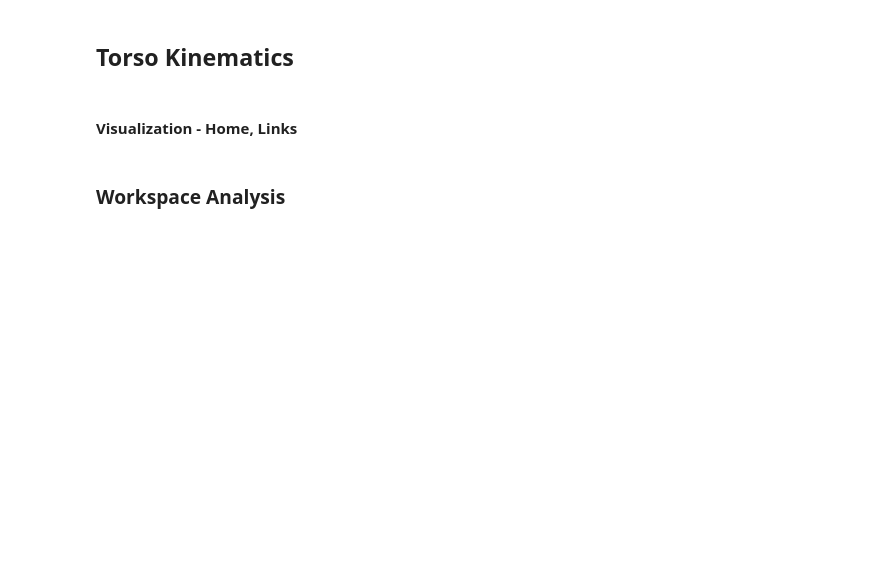
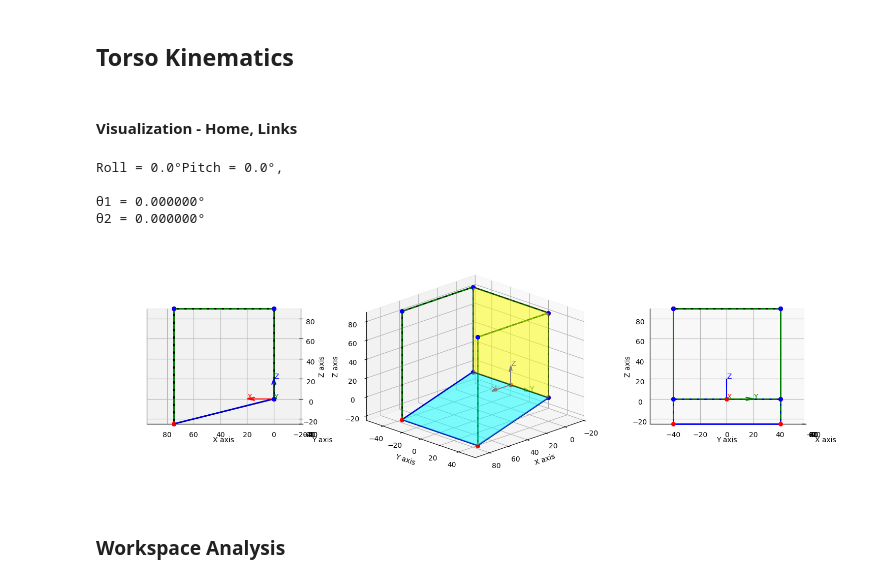
Before and after one commit to Soorajvasu/Biomechanics_math_modelling, a Jupyter notebook: torso_mechanism/torso_RSU_kinematics.ipynb, the cells around one changed output. Drawn from its saved outputs; the diff is of its cells as text; code cells hidden in the pictures; blank space fills up the shorter version.

```diff
--- a/torso_mechanism/torso_RSU_kinematics.ipynb
+++ b/torso_mechanism/torso_RSU_kinematics.ipynb
@@ -147,7 +147,13 @@ def solve_and_plot(roll_deg, pitch_deg):
 
     ku.visualize_mechanism(points, point_style_, links_, fixed_, home_, planes_)
 # %%
-solve_and_plot(roll_deg=0.0, pitch_deg=10.0)
+solve_and_plot(roll_deg=0.0, pitch_deg=0.0)
+# %% [output]
+Roll = 0.0°Pitch = 0.0°,
+
+θ1 = 0.000000°
+θ2 = 0.000000°
+[figure, added]
 # %% [markdown]
 ### Workspace Analysis
 # %%
```
Also changed, not shown: parts of 1 cell of this notebook.
